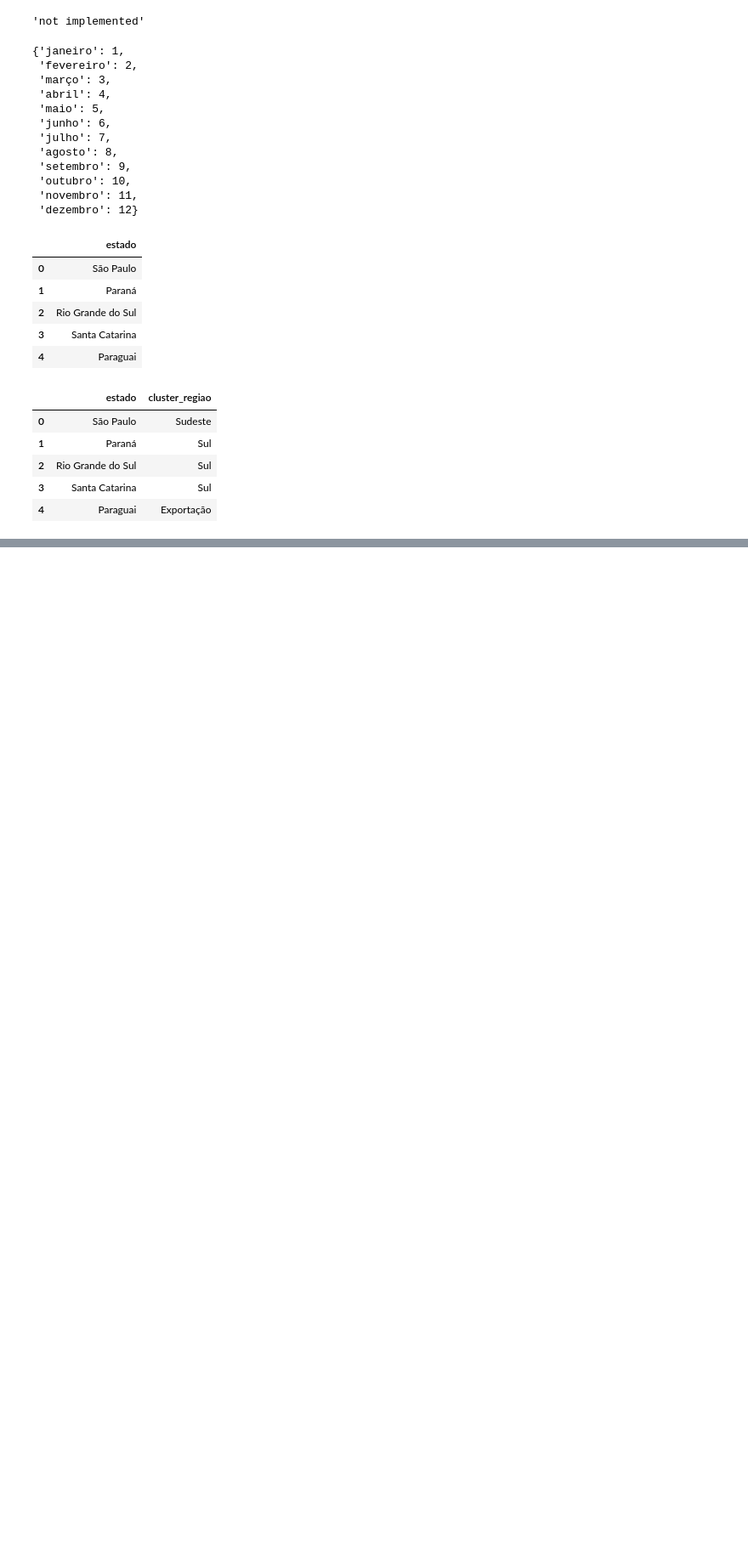
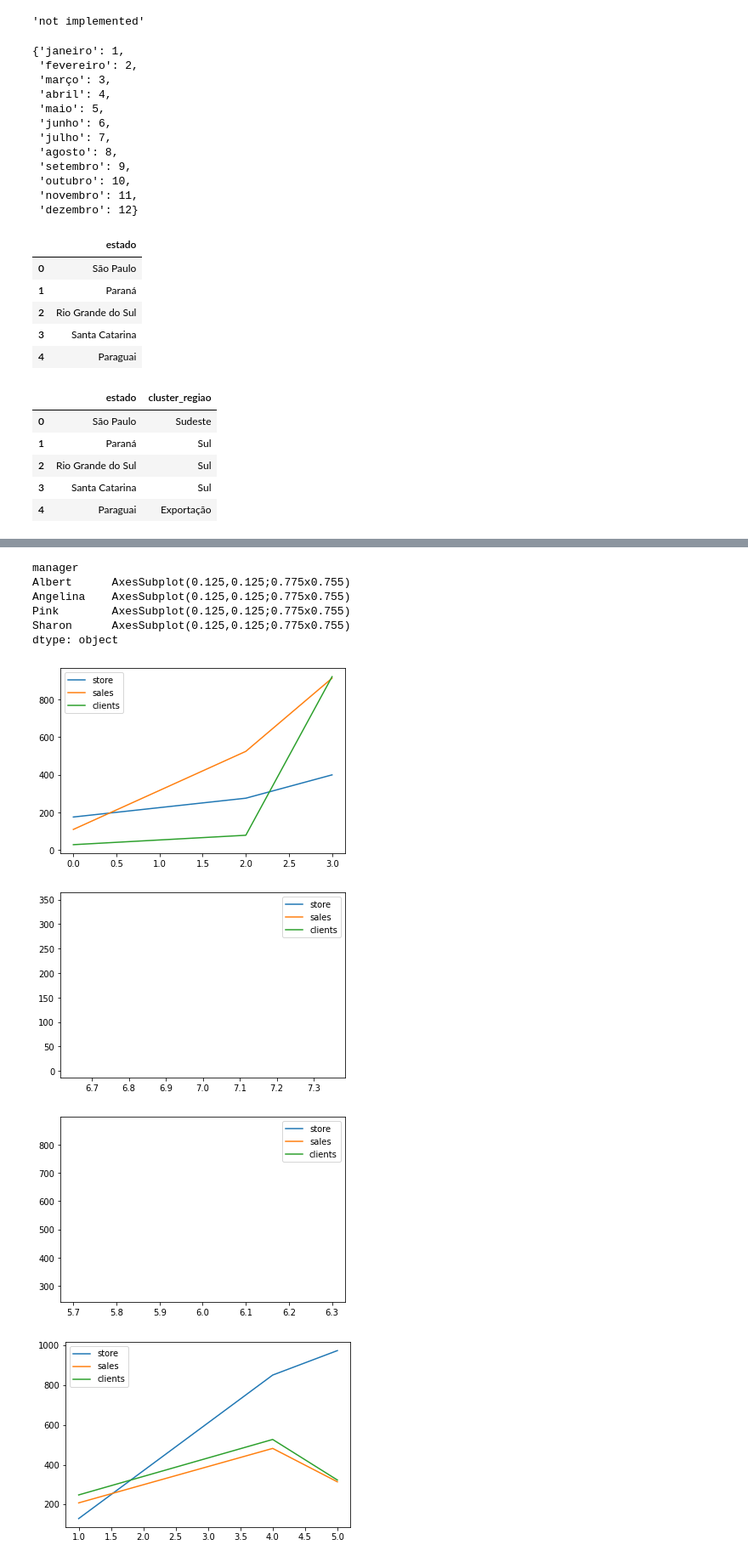
Before and after one commit to alexaugusto23/python_developer, a Jupyter notebook: Planejamento - Lógicas/Scripts e Notebooks/logicas_pyplan.ipynb, the cells around one changed output, grey strips where cells are left out. Shown at 85% size. Drawn from its saved outputs; the diff is of its cells as text; code cells hidden in the pictures; blank space fills up the shorter version.

Commit message:
groupby tranning

```diff
--- a/Planejamento - Lógicas/Scripts e Notebooks/logicas_pyplan.ipynb
+++ b/Planejamento - Lógicas/Scripts e Notebooks/logicas_pyplan.ipynb
@@ -2064,0 +2067,10 @@ _df.head(5)
+# %%
+manager = ['Albert', 'Sharon', 'Albert', 'Albert', 'Sharon', 'Sharon', 'Pink', 'Angelina' ]
+store   = [175, 129, 275, 399, 851, 974, 868, 4  ]
+sales   = [109, 208, 524, 913, 482, 314, 532, 31 ]
+clients = [28, 248, 78, 921, 527, 323, 273, 347  ]
+
+data = {'manager':manager, 'store':store, 'sales':sales, 'clients':clients}
+
+df = pd.DataFrame(data)
+df
@@ -2064,0 +2187,14 @@ _df.head(5)
+# %%
+# Plot the groups
+df.groupby('manager').plot()
+# %% [output]
+manager
+Albert      AxesSubplot(0.125,0.125;0.775x0.755)
+Angelina    AxesSubplot(0.125,0.125;0.775x0.755)
+Pink        AxesSubplot(0.125,0.125;0.775x0.755)
+Sharon      AxesSubplot(0.125,0.125;0.775x0.755)
+dtype: object
+[figure, added]
+[figure, added]
+[figure, added]
+[figure, added]
```
Also changed, not shown: parts of 22 cells of this notebook.
